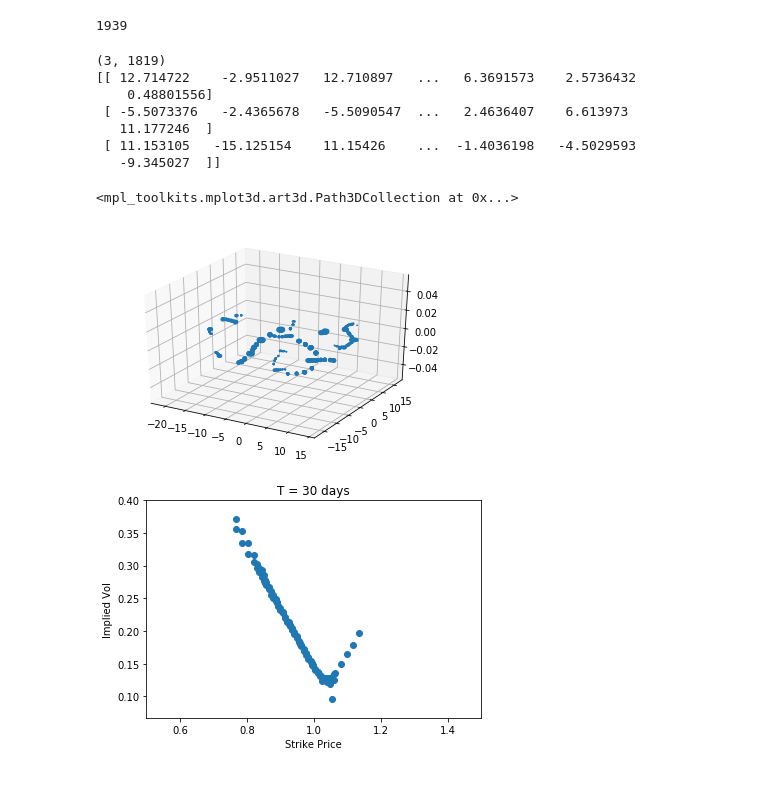
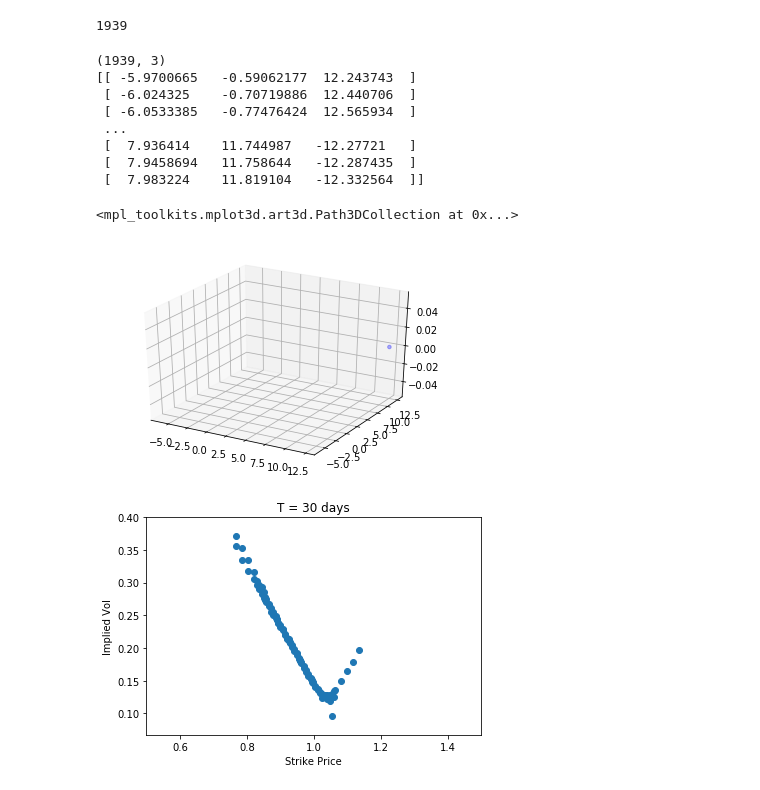
Before and after one commit to bhcho94/homework, a Jupyter notebook: FE539/impliedvol.ipynb, the cells around one changed output. Cells and saved outputs as stored; diff of their text form; code cells hidden in the pictures.

```diff
--- a/FE539/impliedvol.ipynb
+++ b/FE539/impliedvol.ipynb
@@ -53,20 +53,21 @@ X_embedded = TSNE(n_components=3).fit_transform(test)
 # %%
 print(X_embedded.shape)
 print(X_embedded)
 X = np.array(X_embedded).T
 fig = plt.figure()
 ax = fig.gca(projection='3d')
-plt.scatter(X_embedded[0], X_embedded[1], X_embedded[2])
+plt.scatter(X_embedded[0], X_embedded[1], X_embedded[2], c = ['R','G','B'],cmap='RdBu')
 # %% [output]
-(3, 1819)
-[[ 12.714722    -2.9511027   12.710897   ...   6.3691573    2.5736432
-    0.48801556]
- [ -5.5073376   -2.4365678   -5.5090547  ...   2.4636407    6.613973
-   11.177246  ]
- [ 11.153105   -15.125154    11.15426    ...  -1.4036198   -4.5029593
-   -9.345027  ]]
+(1939, 3)
+[[ -5.9700665   -0.59062177  12.243743  ]
+ [ -6.024325    -0.70719886  12.440706  ]
+ [ -6.0533385   -0.77476424  12.565934  ]
+ ...
+ [  7.936414    11.744987   -12.27721   ]
+ [  7.9458694   11.758644   -12.287435  ]
+ [  7.983224    11.819104   -12.332564  ]]
 <mpl_toolkits.mplot3d.art3d.Path3DCollection at 0x...>
-[figure, old version]
+[figure, new version]
 # %%
 d = data[data['days'] == 30]
 plt.scatter(d['strike'].values, d['IV'].values)
```
